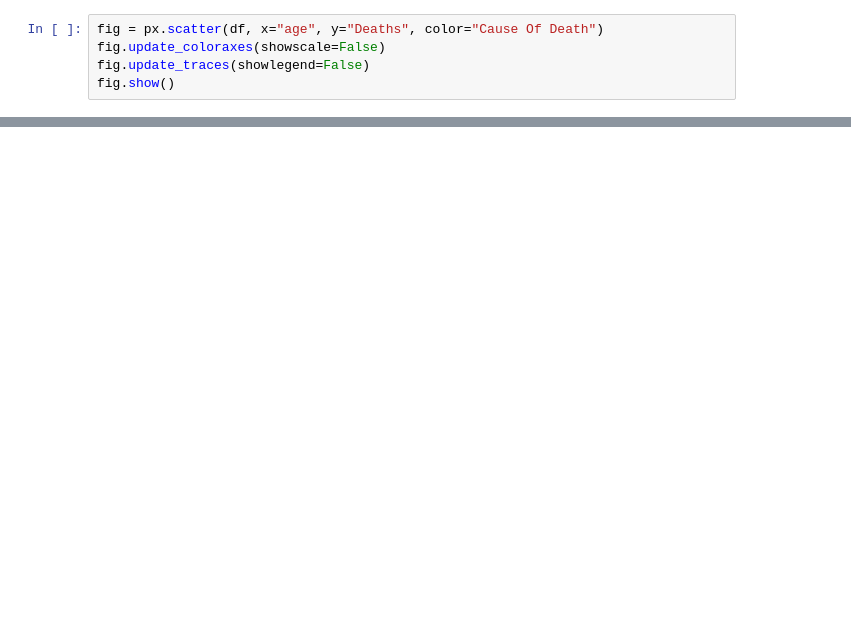
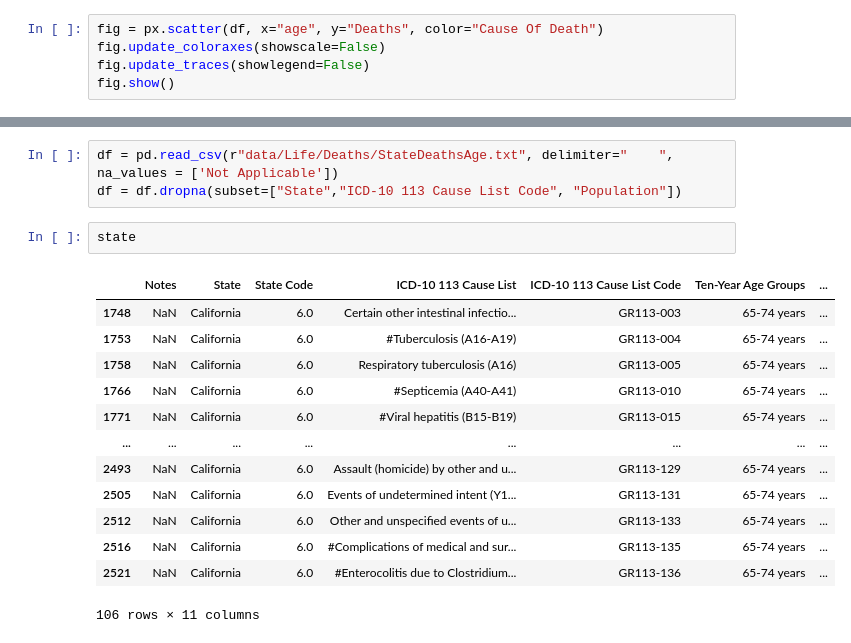
Before and after one commit to zeusgedofdata/StateOfStates, a Jupyter notebook: CauseOfDDeathAge.ipynb, the cells around one changed output, grey strips where cells are left out. Drawn from its saved outputs; the diff is of its cells as text; blank space fills up the shorter version.

```diff
--- a/CauseOfDDeathAge.ipynb
+++ b/CauseOfDDeathAge.ipynb
@@ -409,0 +466,19 @@ fig.show()
+# %%
+df = pd.read_csv(r"data/Life/Deaths/StateDeathsAge.txt", delimiter="	", na_values = ['Not Applicable'])
+df = df.dropna(subset=["State","ICD-10 113 Cause List Code", "Population"])
+# %%
+state
+# %% [output]
+|  | Notes | State | State Code | ICD-10 113 Cause List | ICD-10 113 Cause List Code | Ten-Year Age Groups | ... |
+| 1748 | NaN | California | 6.0 | Certain other intestinal infectio... | GR113-003 | 65-74 years | ... |
+| 1753 | NaN | California | 6.0 | #Tuberculosis (A16-A19) | GR113-004 | 65-74 years | ... |
+| 1758 | NaN | California | 6.0 | Respiratory tuberculosis (A16) | GR113-005 | 65-74 years | ... |
+| 1766 | NaN | California | 6.0 | #Septicemia (A40-A41) | GR113-010 | 65-74 years | ... |
+| 1771 | NaN | California | 6.0 | #Viral hepatitis (B15-B19) | GR113-015 | 65-74 years | ... |
+| ... | ... | ... | ... | ... | ... | ... | ... |
+| 2493 | NaN | California | 6.0 | Assault (homicide) by other and u... | GR113-129 | 65-74 years | ... |
+| 2505 | NaN | California | 6.0 | Events of undetermined intent (Y1... | GR113-131 | 65-74 years | ... |
+| 2512 | NaN | California | 6.0 | Other and unspecified events of u... | GR113-133 | 65-74 years | ... |
+| 2516 | NaN | California | 6.0 | #Complications of medical and sur... | GR113-135 | 65-74 years | ... |
+| 2521 | NaN | California | 6.0 | #Enterocolitis due to Clostridium... | GR113-136 | 65-74 years | ... |
+106 rows × 11 columns
```
Also changed, not shown: parts of 70 cells of this notebook, 12 other files.
